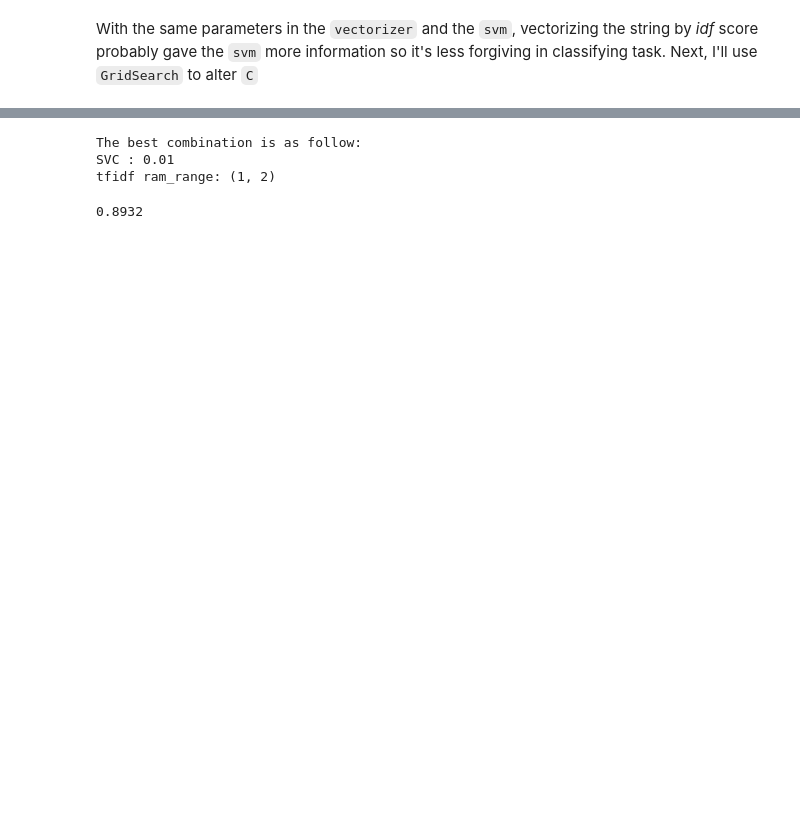
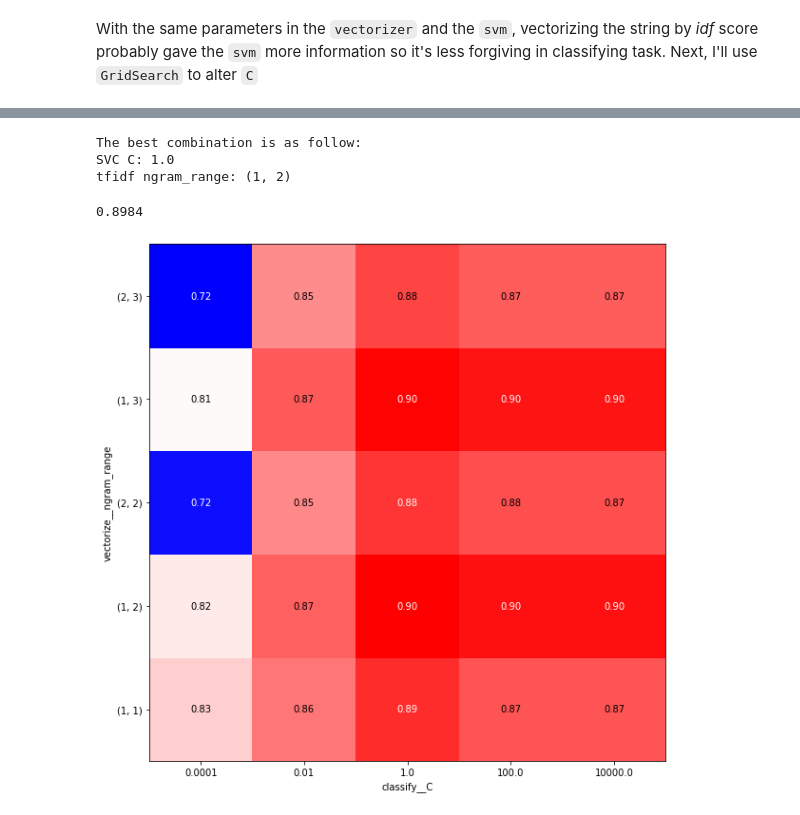
Before and after one commit to BaoCaiH/NLP_Exercise, a Jupyter notebook: NLP-Exercise.ipynb, the cells around one changed output, grey strips where cells are left out. Cells and saved outputs as stored; diff of their text form; code cells hidden in the pictures; blank space fills up the shorter version.

```diff
--- a/NLP-Exercise.ipynb
+++ b/NLP-Exercise.ipynb
@@ -170,7 +313,7 @@ pipe_tfidf = Pipeline(
     steps=[
         (
             'vectorize',
-            CountVectorizer(
+            TfidfVectorizer(
                 max_features=100000,
                 binary=True,
                 ngram_range=(1,1)
@@ -179,8 +322,13 @@ pipe_tfidf = Pipeline(
         (
             'classify',
             LinearSVC(
+                C=0.0005,
                 verbose=1
             )
         )
     ]
 )
+# %%
+pipe_tfidf.fit(train_texts, train_labels)
+print('Test set score', pipe_tfidf.score(test_texts, test_labels))
+print('Train set score:', pipe_tfidf.score(train_texts, train_labels))
@@ -187,4 +340,24 @@ pipe_tfidf = Pipeline(
 # %%
+pipe_tfidf = Pipeline(
+    steps=[
+        (
+            'vectorize',
+            TfidfVectorizer(
+                max_features=100000,
+                binary=True,
+                ngram_range=(1,1)
+            )
+        ),
+        (
+            'classify',
+            LinearSVC(
+                C=0.0005,
+                verbose=1
+            )
+        )
+    ]
+)
+
 grid_param_tfidf = {
     'vectorize__ngram_range': [
         (1, 1),
@@ -234,14 +407,24 @@ GridSearchCV(cv=5, error_score='raise-deprecating',
 print('The best combination is as follow:')
 for param, value in grid_tfidf.best_params_.items():
     if 'vectorize' in param:
-        print('tfidf {}: {}'.format(param[13:], value))
+        print('tfidf {}: {}'.format(param[11:], value))
     else:
-        print('SVC {}: {}'.format(param[12:], value))
+        print('SVC {}: {}'.format(param[10:], value))
 # %% [output]
 The best combination is as follow:
-SVC : 0.01
-tfidf ram_range: (1, 2)
+SVC C: 1.0
+tfidf ngram_range: (1, 2)
 # %%
 grid_tfidf.best_estimator_.score(test_texts, test_labels)
 # %% [output]
-0.8932
+0.8984
+# %%
+result_tfidf = pd.DataFrame(grid_tfidf.cv_results_)
+draw_param_heatmap(
+    grid_param_tfidf,
+    'classify__C',
+    'vectorize__ngram_range',
+    result_tfidf
+)
+# %% [output]
+[figure, added]
```
Also changed, not shown: parts of 32 cells of this notebook, 6 other files.
